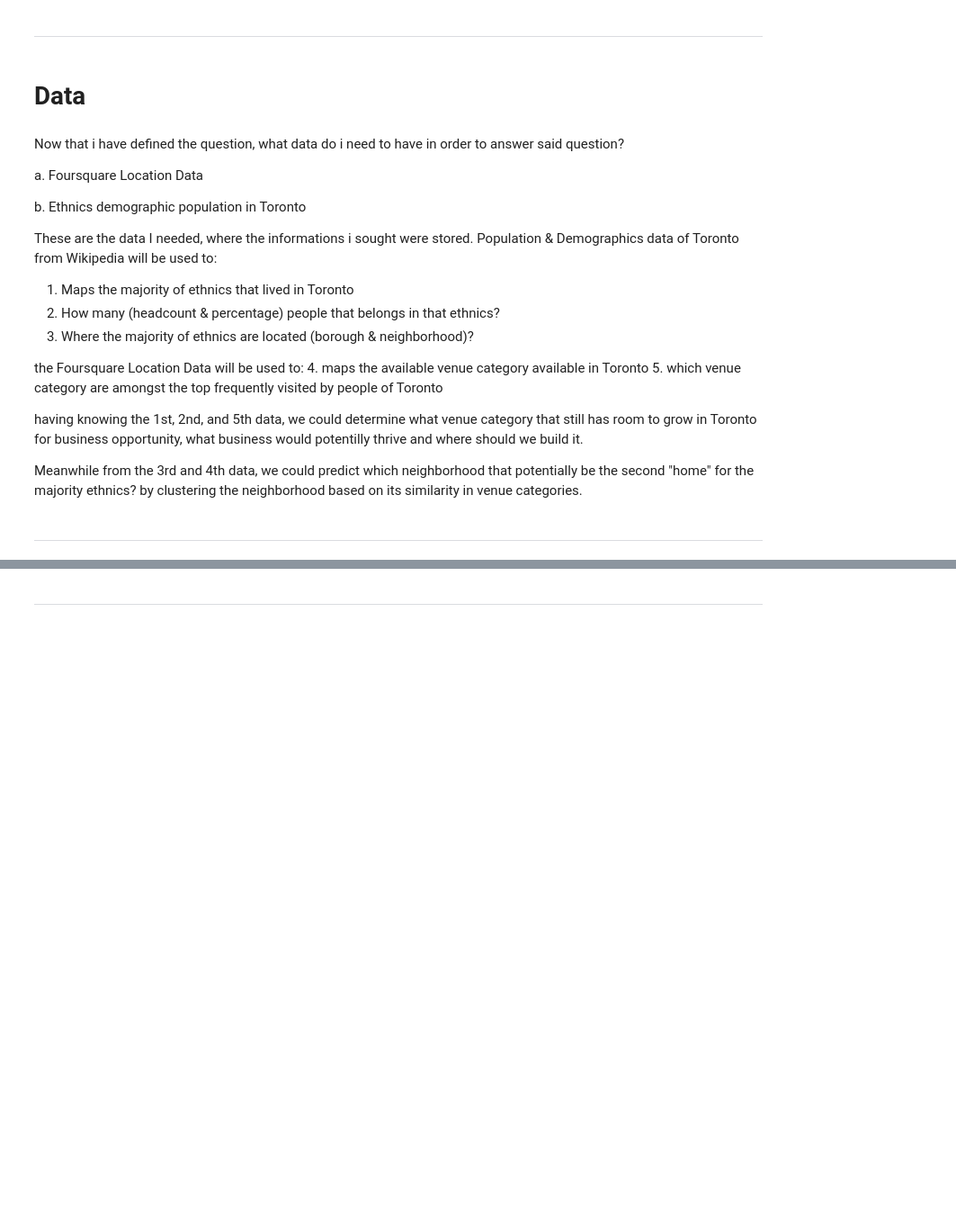
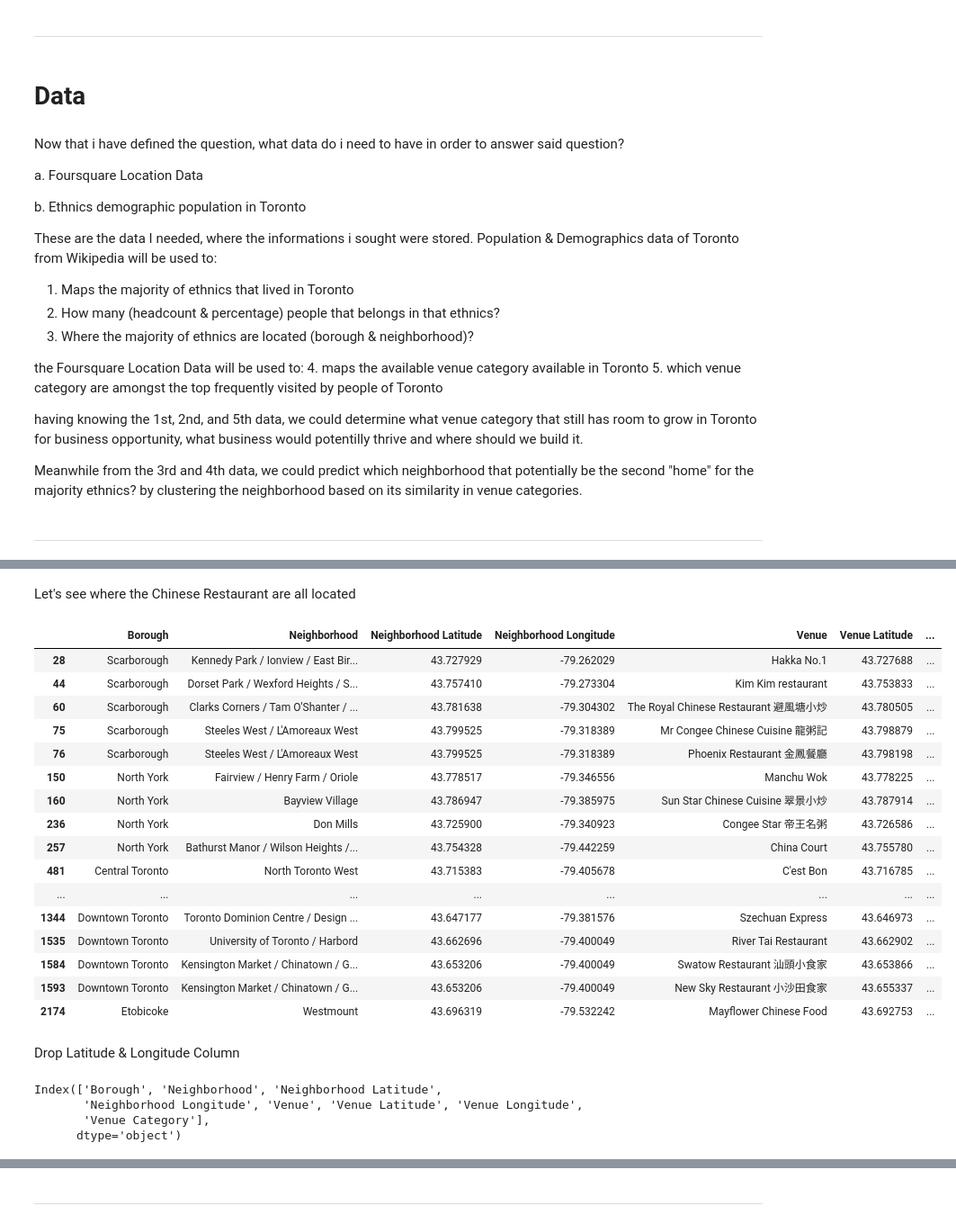
Before and after one commit to rizkynoviantop/Coursera_Capstone, a Jupyter notebook: IBM Capstone Project - Week 4 & 5.ipynb, the cells around one changed output, grey strips where cells are left out. Shown: that part at 90% size. Cells and saved outputs as stored; diff of their text form; code cells hidden in the pictures; blank space fills up the shorter version.

```diff
--- a/IBM Capstone Project - Week 4 & 5.ipynb
+++ b/IBM Capstone Project - Week 4 & 5.ipynb
@@ -52,0 +273,8 @@ Meanwhile from the 3rd and 4th data, we could predict which neighborhood that po
+# %%
+#Merge Neighborhood data with Coordinates Data by using 'PostalCode' as reference
+
+df_complete = pd.merge(df_g, coor_data[['PostalCode','Latitude', 'Longitude']], on='PostalCode')
+df_complete.head()
+
+#test
+df_complete[df_complete['Neighborhood']=='Islington Avenue']
@@ -52,0 +485,8 @@ Meanwhile from the 3rd and 4th data, we could predict which neighborhood that po
+# %%
+CLIENT_ID = 'SN3X4BETS0SNEV32LT20Y5AUMFOC0LPONRA4R0BOJ5G3H14H' # your Foursquare ID
+CLIENT_SECRET = 'P43IPKXGNRKB2QDEHUZJNLIMSATC5AHIEMEIZELK5KW505CJ' # your Foursquare Secret
+VERSION = '20200226' # Foursquare API version
+
+print('Your credentails:')
+print('CLIENT_ID: ' + CLIENT_ID)
+print('CLIENT_SECRET:' + CLIENT_SECRET)
@@ -52,0 +497,3 @@ Meanwhile from the 3rd and 4th data, we could predict which neighborhood that po
+# %%
+LIMIT = 100
+radius = 500
@@ -52,0 +546,7 @@ Meanwhile from the 3rd and 4th data, we could predict which neighborhood that po
+# %%
+#Getting Nearby venues
+toronto_venues = getNearbyVenues(borough=df_complete['Borough'],
+                                 names=df_complete['Neighborhood'],
+                                   latitudes=df_complete['Latitude'],
+                                   longitudes=df_complete['Longitude']
+                                 )
@@ -52,0 +672,35 @@ Meanwhile from the 3rd and 4th data, we could predict which neighborhood that po
+# %% [markdown]
+Let's see where the Chinese Restaurant are all located
+# %%
+#Filter only Chinese Restaurant in Venue Category column
+
+tvr= toronto_venues[toronto_venues['Venue Category'].str.contains('Chinese')]
+tvr
+# %% [output]
+|  | Borough | Neighborhood | Neighborhood Latitude | Neighborhood Longitude | Venue | Venue Latitude | ... |
+| 28 | Scarborough | Kennedy Park / Ionview / East Bir... | 43.727929 | -79.262029 | Hakka No.1 | 43.727688 | ... |
+| 44 | Scarborough | Dorset Park / Wexford Heights / S... | 43.757410 | -79.273304 | Kim Kim restaurant | 43.753833 | ... |
+| 60 | Scarborough | Clarks Corners / Tam O'Shanter / ... | 43.781638 | -79.304302 | The Royal Chinese Restaurant 避風塘小炒 | 43.780505 | ... |
+| 75 | Scarborough | Steeles West / L'Amoreaux West | 43.799525 | -79.318389 | Mr Congee Chinese Cuisine 龍粥記 | 43.798879 | ... |
+| 76 | Scarborough | Steeles West / L'Amoreaux West | 43.799525 | -79.318389 | Phoenix Restaurant 金鳳餐廳 | 43.798198 | ... |
+| 150 | North York | Fairview / Henry Farm / Oriole | 43.778517 | -79.346556 | Manchu Wok | 43.778225 | ... |
+| 160 | North York | Bayview Village | 43.786947 | -79.385975 | Sun Star Chinese Cuisine 翠景小炒 | 43.787914 | ... |
+| 236 | North York | Don Mills | 43.725900 | -79.340923 | Congee Star 帝王名粥 | 43.726586 | ... |
+| 257 | North York | Bathurst Manor / Wilson Heights /... | 43.754328 | -79.442259 | China Court | 43.755780 | ... |
+| 481 | Central Toronto | North Toronto West | 43.715383 | -79.405678 | C'est Bon | 43.716785 | ... |
+| ... | ... | ... | ... | ... | ... | ... | ... |
+| 1344 | Downtown Toronto | Toronto Dominion Centre / Design ... | 43.647177 | -79.381576 | Szechuan Express | 43.646973 | ... |
+| 1535 | Downtown Toronto | University of Toronto / Harbord | 43.662696 | -79.400049 | River Tai Restaurant | 43.662902 | ... |
+| 1584 | Downtown Toronto | Kensington Market / Chinatown / G... | 43.653206 | -79.400049 | Swatow Restaurant 汕頭小食家 | 43.653866 | ... |
+| 1593 | Downtown Toronto | Kensington Market / Chinatown / G... | 43.653206 | -79.400049 | New Sky Restaurant 小沙田食家 | 43.655337 | ... |
+| 2174 | Etobicoke | Westmount | 43.696319 | -79.532242 | Mayflower Chinese Food | 43.692753 | ... |
+# %% [markdown]
+Drop Latitude & Longitude Column
+# %%
+#Select available column
+tvr.columns[:]
+# %% [output]
+Index(['Borough', 'Neighborhood', 'Neighborhood Latitude',
+       'Neighborhood Longitude', 'Venue', 'Venue Latitude', 'Venue Longitude',
+       'Venue Category'],
+      dtype='object')
```
Also changed, not shown: parts of 127 cells of this notebook.
